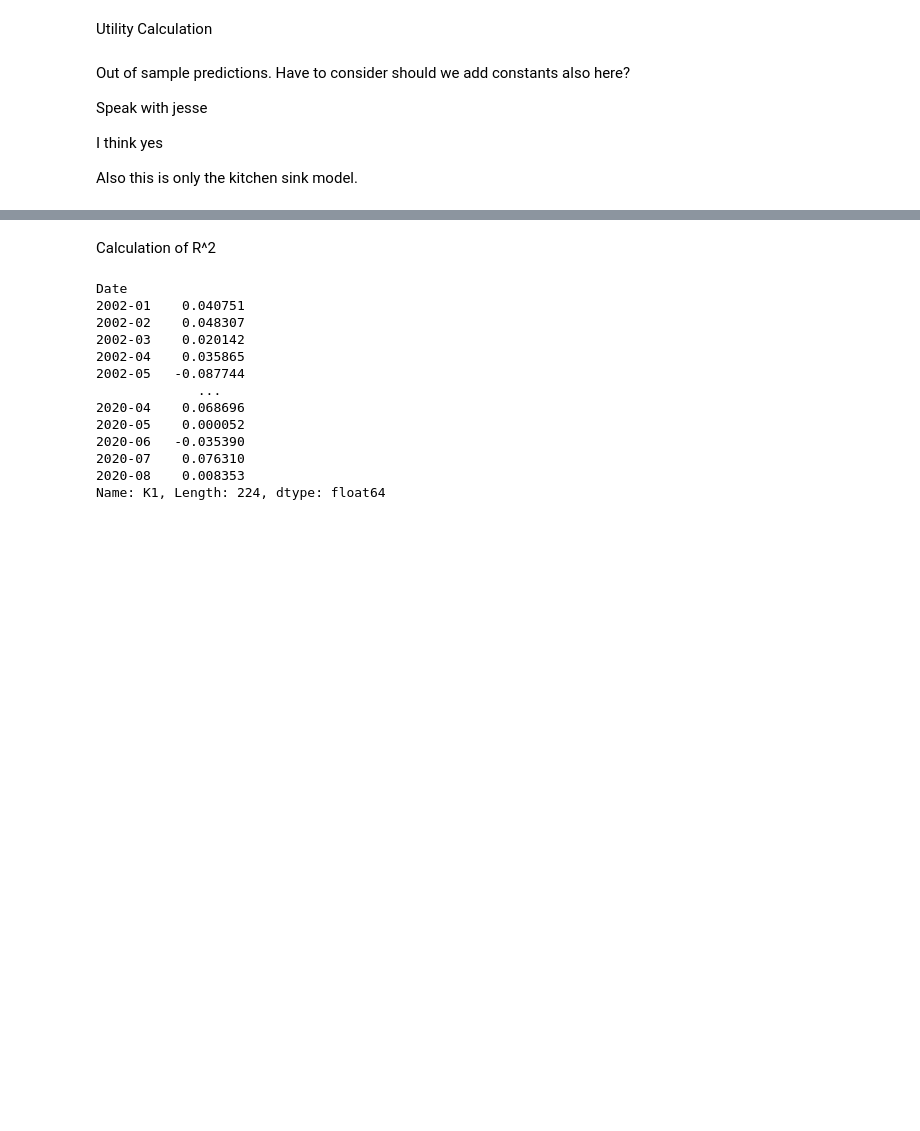
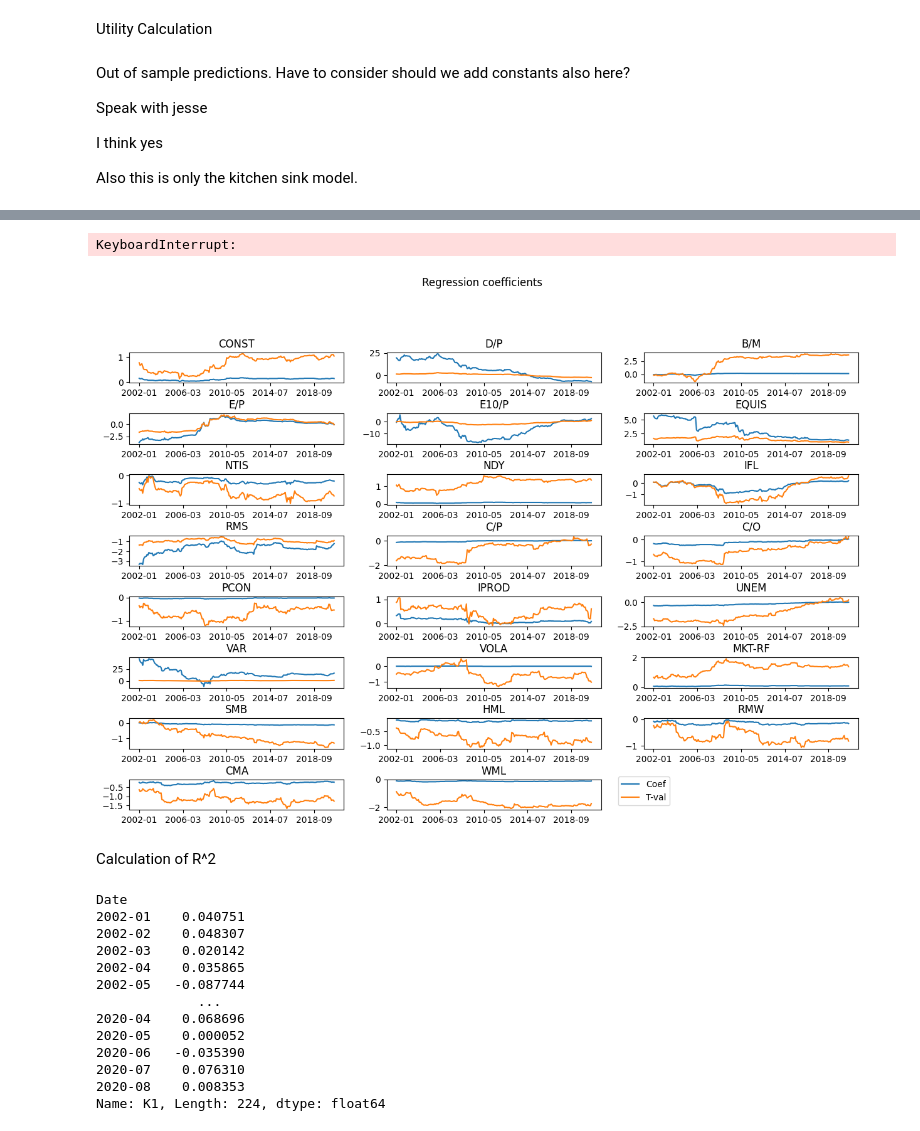
Before and after one commit to jessekeranen/seminar, a Jupyter notebook: jupyter.ipynb, the cells around one changed output, grey strips where cells are left out. Drawn from its saved outputs; the diff is of its cells as text; code cells hidden in the pictures; blank space fills up the shorter version.

Commit message:
multivariate models

```diff
--- a/jupyter.ipynb
+++ b/jupyter.ipynb
@@ -557,3 +552,11 @@ Speak with jesse
 I think yes
 
 Also this is only the kitchen sink model.
+# %%
+# Add constants to the model
+finalmonthlyOnlyIVConst = finalmonthlyOnlyIV.copy(deep=True)
+finalmonthlyOnlyIVConst.insert(0, "const", 1)
+
+finalIndexMonthlyConst = finalIndexMonthly.copy(deep=True)
+finalIndexMonthlyConst.insert(0, "const", 1)
+finalIndexMonthlyConst
@@ -563,9 +581,11 @@ results = np.empty(shape=(0, 4))
 predictions = []
 
 for date in dates:
-    out_of_sample = finalmonthlyOnlyIV.loc[date]
-    df = finalIndexMonthly.loc[:date].iloc[:-1, :-4]
+    out_of_sample = finalIndexMonthlyConst.loc[date].iloc[:-5]
+
+    df = finalIndexMonthlyConst.loc[:date].iloc[:-1, :-4]
     X = df.iloc[:, :-1]
+    #X = sm.add_constant(X)
     y = df.iloc[:, -1:]
     ols = sm.OLS(y, X).fit()
     temp = np.matrix([[date] * len(ols.params)] + [ols.params.tolist()] + [ols.tvalues.tolist()] + [ols.params.index.tolist()])
@@ -587,6 +607,26 @@ results.set_index("Date", inplace=True)
 results[["Coef", "T-val"]] = results[["Coef", "T-val"]].apply(pd.to_numeric)
 results = results.round(2)
 #results
+# %% [output]
+KeyboardInterrupt:
+# %%
+plt.figure(figsize=(15, 12))
+plt.subplots_adjust(hspace=1)
+plt.suptitle("Regression coefficients")
+
+for i, variable in enumerate(features[0:]):
+    ax = plt.subplot(10, 3, i + 1)
+
+    results[results["Variable"] == variable].plot(ax=ax)
+
+    ax.set_title(variable.upper())
+    ax.get_legend().remove()
+    ax.set_xlabel("")
+
+plt.legend(loc="lower center", bbox_to_anchor=(1.2, 0))
+plt.show()
+# %% [output]
+[figure, added]
 # %% [markdown]
 Calculation of R^2
 # %%
```
Also changed, not shown: parts of 18 cells of this notebook.
